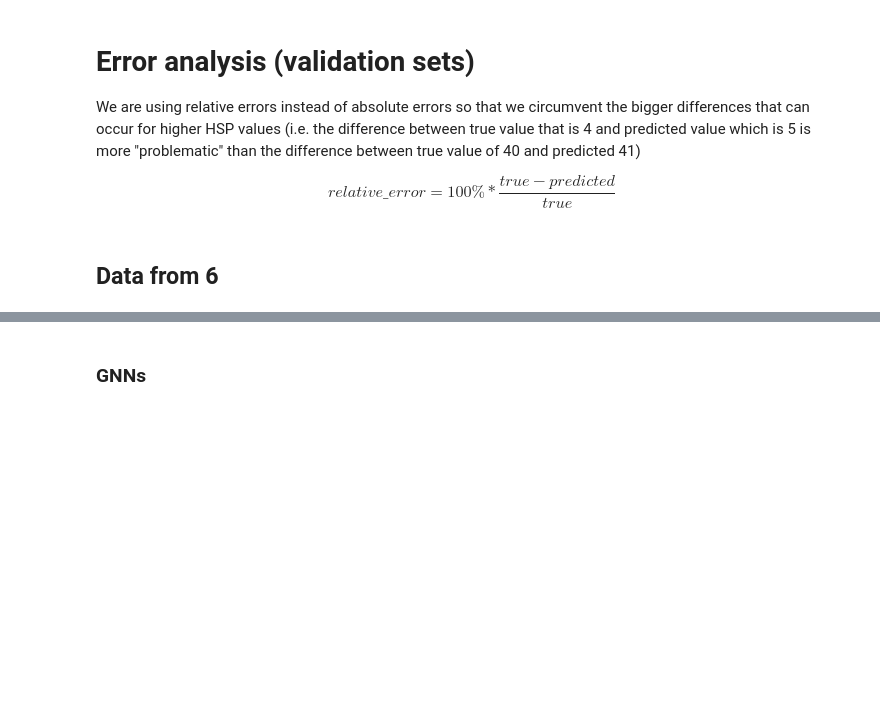
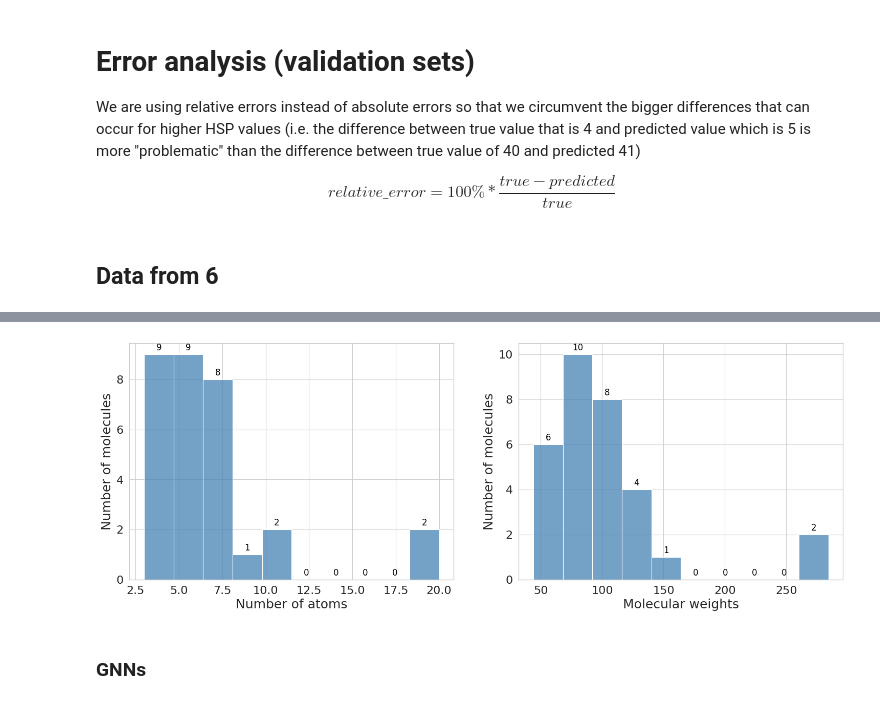
Before and after one commit to darjacvetkovic/HSP-predictions, a Jupyter notebook: dataset_exploratory_analysis.ipynb, the cells around one changed output, grey strips where cells are left out. Cells and saved outputs as stored; diff of their text form; code cells hidden in the pictures; blank space fills up the shorter version.

```diff
--- a/dataset_exploratory_analysis.ipynb
+++ b/dataset_exploratory_analysis.ipynb
@@ -118,3 +120,9 @@ fig.savefig('figs/Train_NA_MW.pdf',dpi=300)
+# %%
+natoms=pd.DataFrame()
+natoms['TRAIN']=train_hsp['NumAtoms']
+
+mweights=pd.DataFrame()
+mweights['TRAIN']=train_hsp['MolWeight']
 # %%
 fig,axs = plt.subplots(2,2,figsize=(18,14))
 
@@ -185,2 +214,37 @@ def get_total_error(df,true='total',pred='PRED SOLUBILITY'):
+# %%
+df['NumAtoms'] = df['Smile'].apply(lambda x: Chem.MolFromSmiles(x).GetNumAtoms())
+df['MolWeight'] = df['Smile'].apply(lambda x: Descriptors.ExactMolWt(Chem.MolFromSmiles(x)))
+
+natoms['6'] = df['NumAtoms']
+mweights['6']=df['MolWeight']
+
+fig, axs = plt.subplots(1, 2, figsize=(18, 6))
+colors = ['steelblue', 'steelblue']
+
+# Your histogram plotting code here...
+num_atoms_hist = sns.histplot(df['NumAtoms'], ax=axs[0], bins=10, color=colors[0])
+mol_weight_hist = sns.histplot(df['MolWeight'], ax=axs[1], bins=10, color=colors[1])
+
+axs[0].set_xlabel(r'Number of atoms', fontsize=18)
+axs[0].set_ylabel(r'Number of molecules', fontsize=18)
+axs[1].set_xlabel(r'Molecular weights', fontsize=18)
+axs[1].set_ylabel(r'Number of molecules', fontsize=18)
+
+# Set tick label font sizes
+tick_label_fontsize = 16
+for ax in axs.flatten():
+    ax.tick_params(axis='both', which='major', labelsize=tick_label_fontsize)
+
+# Annotate each bin with its Number of molecules
+for ax, hist_data in zip(axs, [num_atoms_hist, mol_weight_hist]):
+    for rect in hist_data.patches:
+        height = rect.get_height()
+        ax.annotate(f'{int(height)}', xy=(rect.get_x() + rect.get_width() / 2, height),
+                    xytext=(0, 3),  # 3 points vertical offset
+                    textcoords="offset points",
+                    ha='center', va='bottom', fontsize=12, color='black')
+fig.savefig('figs/6_NA_MW.pdf',dpi=300)
+# %% [output]
+[figure, added]
 # %% [markdown]
 ### GNNs
```
Also changed, not shown: parts of 8 cells of this notebook, 2 other files.
